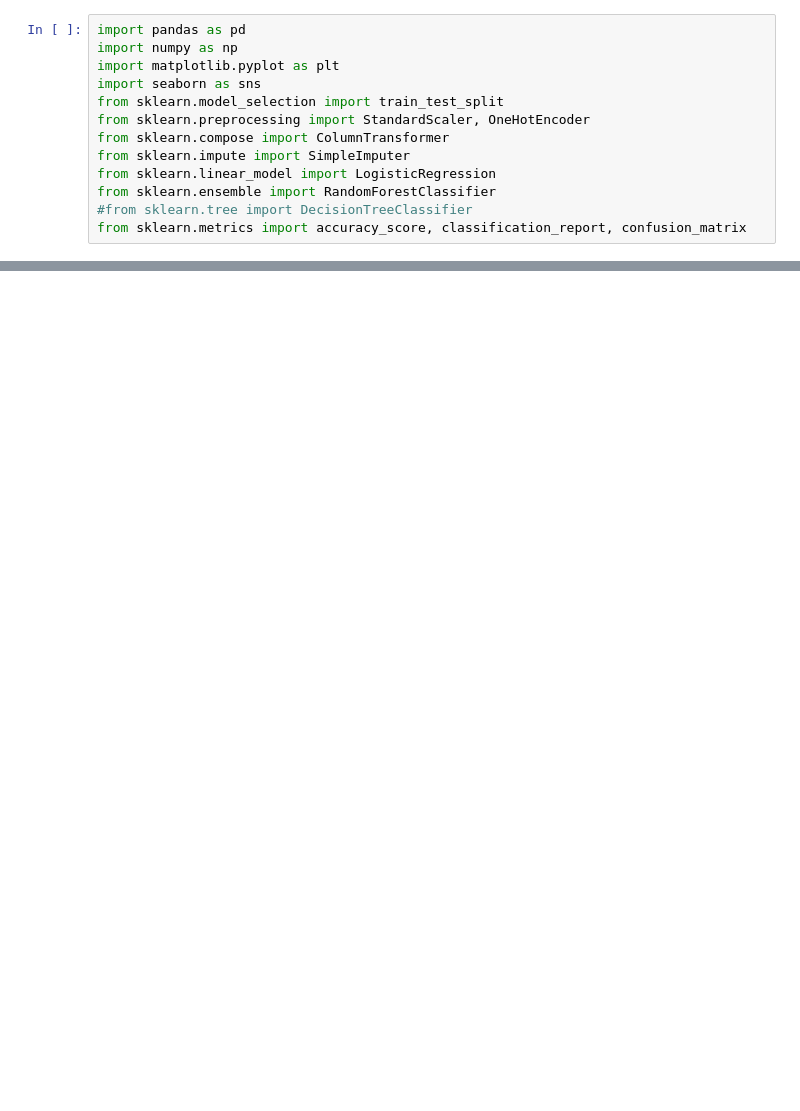
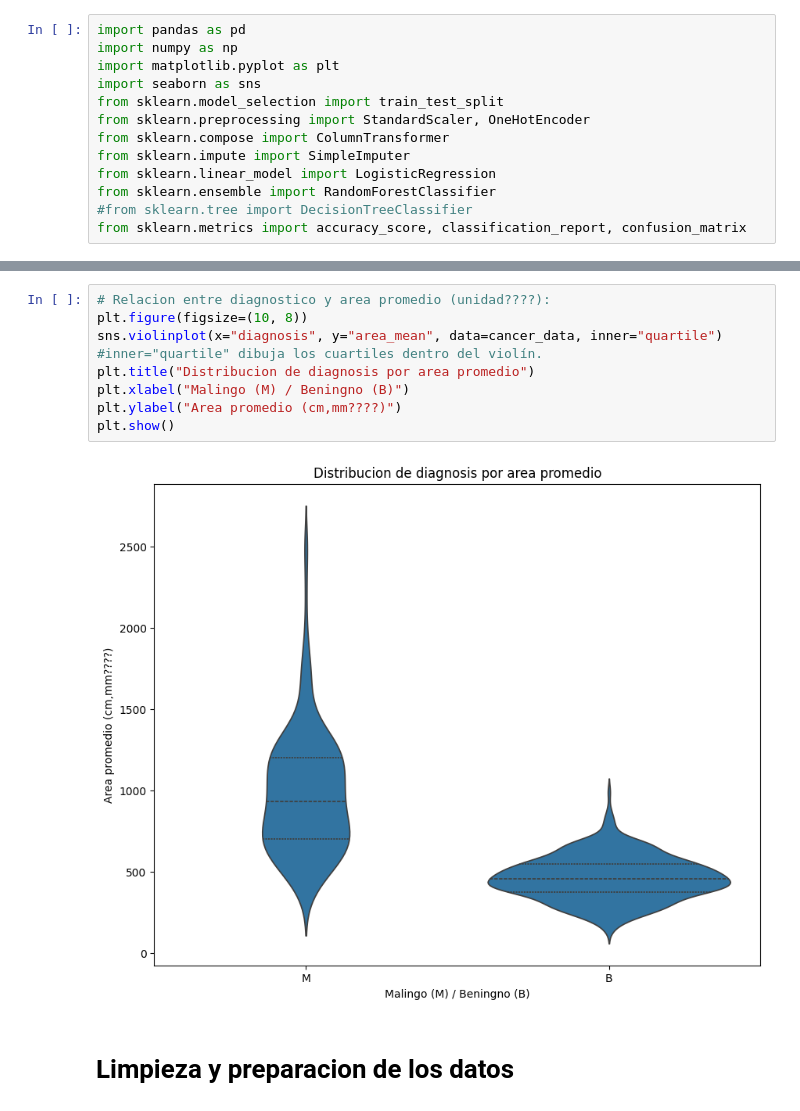
Before and after one commit to aformen9/BC-ML-Project, a Jupyter notebook: notebook/BreastCancer_ML.ipynb, the cells around one changed output, grey strips where cells are left out. Saved outputs shown, nothing was run; the diff lists cells and outputs as text; blank space fills up the shorter version.

```diff
--- a/notebook/BreastCancer_ML.ipynb
+++ b/notebook/BreastCancer_ML.ipynb
@@ -79,0 +204,12 @@ cancer_data.describe()
+# %%
+# Relacion entre diagnostico y area promedio (unidad????):
+plt.figure(figsize=(10, 8))
+sns.violinplot(x="diagnosis", y="area_mean", data=cancer_data, inner="quartile") #inner="quartile" dibuja los cuartiles dentro del violín.
+plt.title("Distribucion de diagnosis por area promedio")
+plt.xlabel("Malingo (M) / Beningno (B)")
+plt.ylabel("Area promedio (cm,mm????)")
+plt.show()
+# %% [output]
+[figure, added]
+# %% [markdown]
+# Limpieza y preparacion de los datos
```
Also changed, not shown: parts of 14 cells of this notebook.
